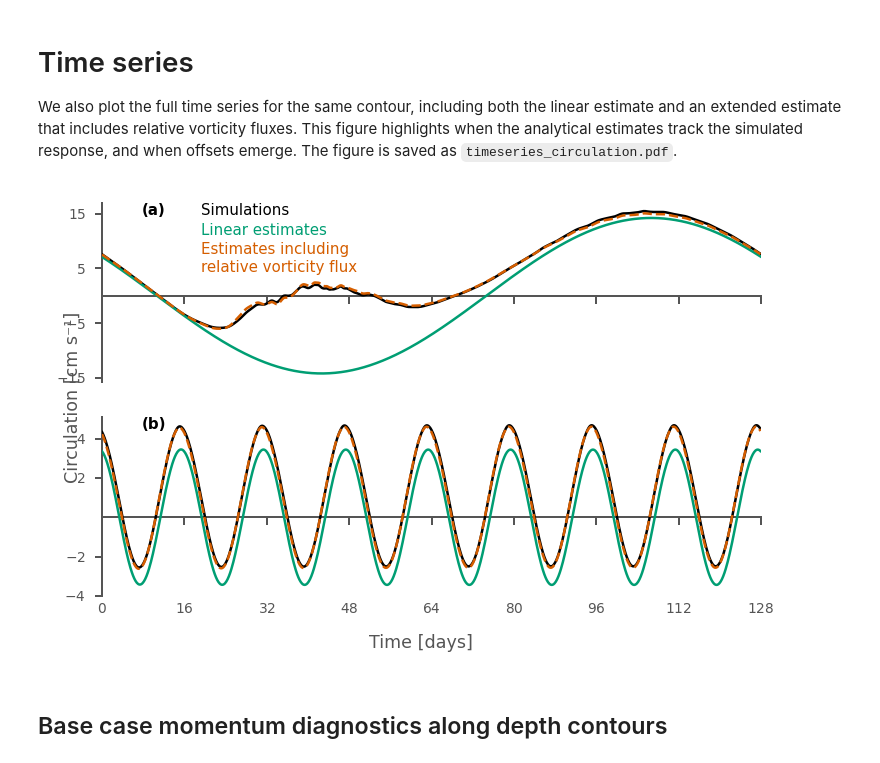
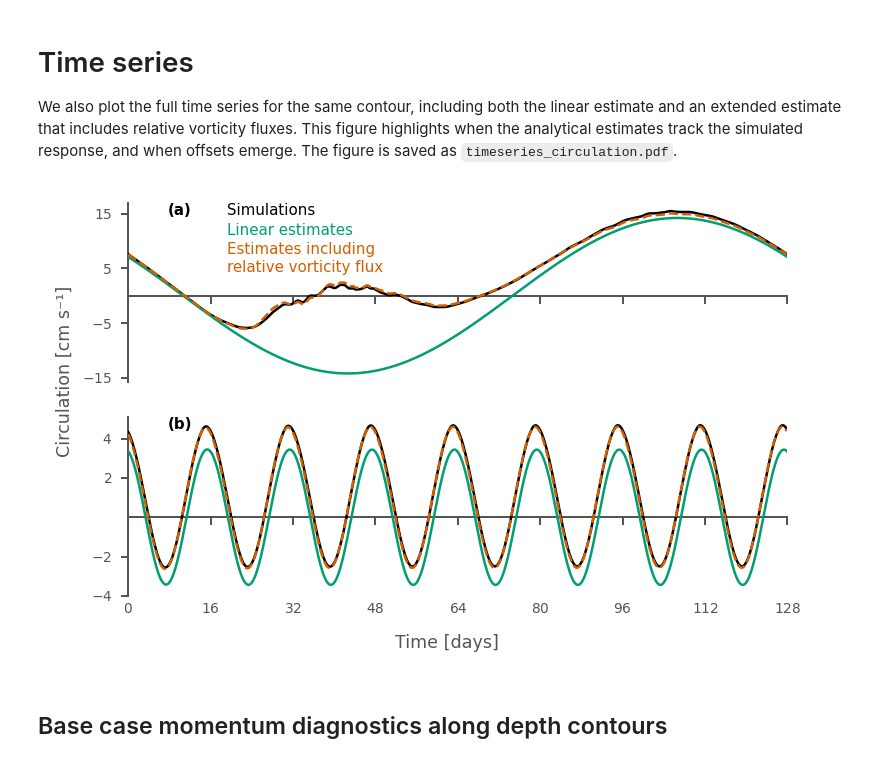
Before and after one commit to alpsjur/temporal-topo-flow, a Jupyter notebook: notebooks/make_figures.ipynb, the cells around one changed output. Drawn from its saved outputs; the diff is of its cells as text; code cells hidden in the pictures.

```diff
--- a/notebooks/make_figures.ipynb
+++ b/notebooks/make_figures.ipynb
@@ -456,8 +456,8 @@ fig.supxlabel('Time [days]',
               fontsize=7
               )
 fig.supylabel('Circulation [cm s⁻¹]',
-              x=0.08, y=0.5,
-              fontsize=7
+              x=0.04, y=0.55,
+              fontsize=7,
               )
 
 axt.set_yticks([-15, -5, 5, 15])
@@ -473,34 +473,34 @@ for label in axb.get_xticklabels():
 axt.text(0.06, 1, "(a)", color="black",
          transform=axt.transAxes,
          verticalalignment='top',
          fontweight='bold'
          )
 axb.text(0.06, 1, "(b)", color="black",
          transform=axb.transAxes,
          verticalalignment='top',
          fontweight='bold'
          )
 
 labels = ["Simulations", "Linear estimates", "Estimates including\nrelative vorticity flux"]
 y_start = 1
 line_height = 0.1  # adjust for multi-line labels
 y = y_start
 for label, color in zip(labels, colorwheel):
     axt.text(
         0.15, y,
         label,
         color=color,
         #fontweight="bold",
         #fontsize=5,
         transform=axt.transAxes,
         ha="left", va="top"
     )
     n_lines = label.count("\n") + 1
     y -= n_lines * line_height + 0.01  # small gap between entries
 
 fig.savefig(figpath+"timeseries_circulation.pdf")
 # %% [output]
-[figure, old version]
+[figure, new version]
 # %% [markdown]
 ## Base case momentum diagnostics along depth contours
 # %% [markdown]
```
Also changed, not shown: 3 other files.
